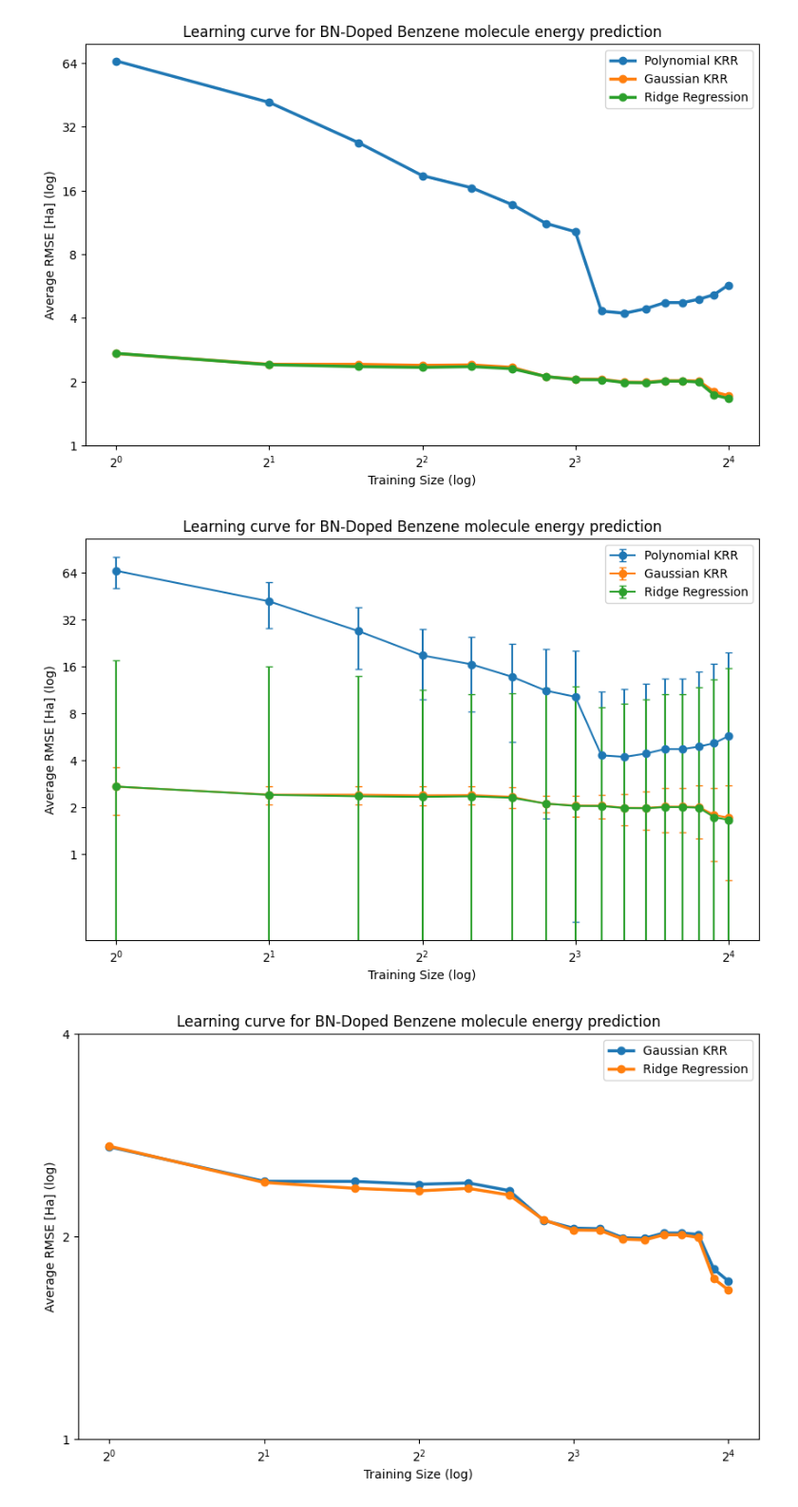
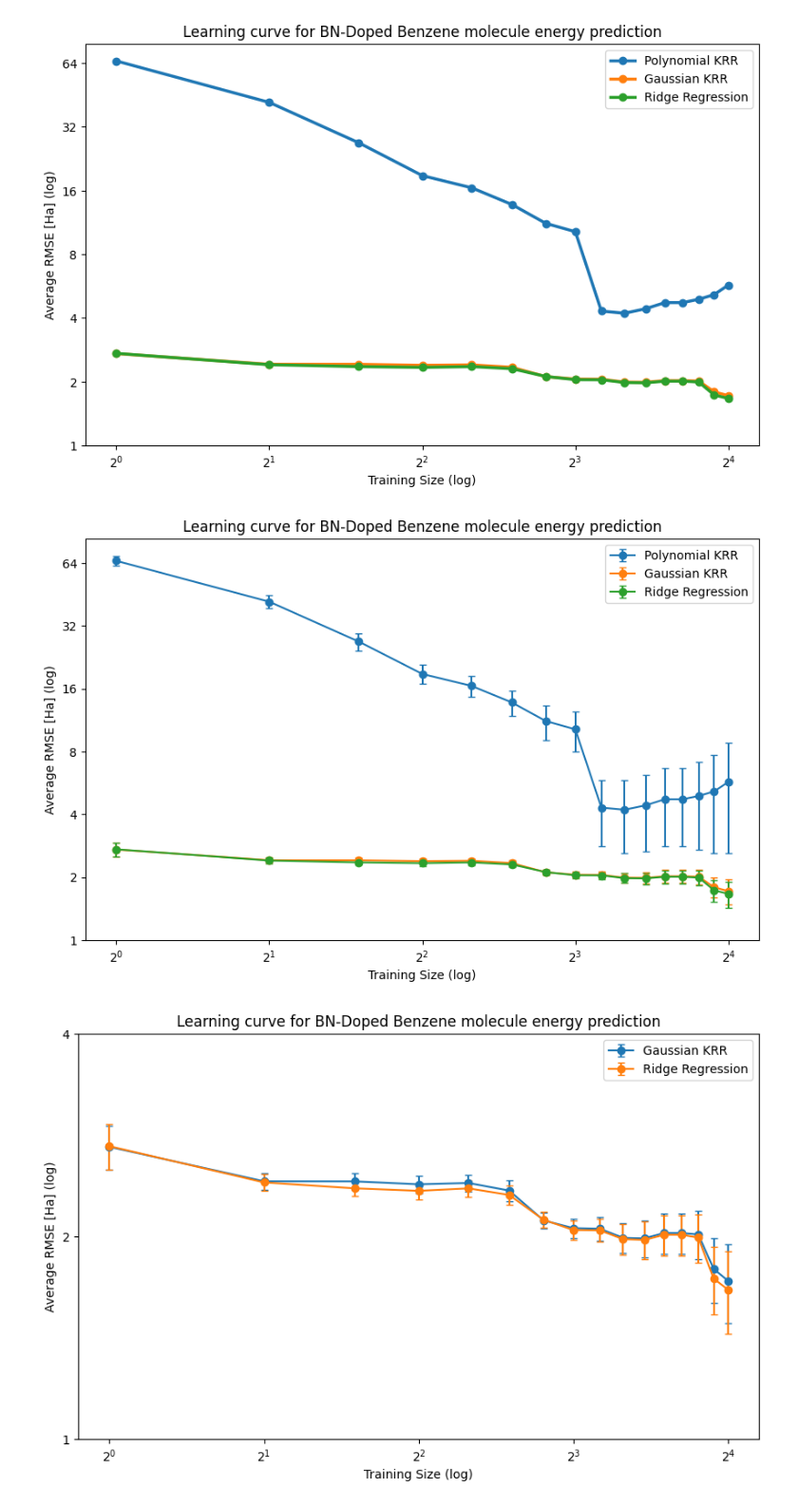
Before and after one commit to GabrielWu2004/Alchemical_Normal_Modes, a Jupyter notebook: ML_with_ANM/ML_code/ML_Benzene.ipynb, the cells around one changed output. Shown at 95% size. Drawn from its saved outputs; the diff is of its cells as text; code cells hidden in the pictures.

Commit message:
update graphs

```diff
--- a/ML_with_ANM/ML_code/ML_Benzene.ipynb
+++ b/ML_with_ANM/ML_code/ML_Benzene.ipynb
@@ -127,8 +127,11 @@ ref_charge_array = np.tile(ref_charge, (17, 1))
 target_charge_array = np.array(benzene_data['Charges'].tolist())
 dx_array = (target_charge_array - ref_charge_array)[:, :6] # only take the dx for C atoms
 
+# NEW LINE: sort the dx array
+# dx_array = np.sort(dx_array, axis=1)
+
 # Compute the c array, which represents the ANM coordinates
-c_array = (Q @ dx_array.T).T
+c_array = (Q_inv @ dx_array.T).T
 
 # Append the data onto the dataframe
 benzene_data['dx'] = dx_array.tolist()
@@ -808,7 +811,7 @@ for num_training_sample in training_size:
     average_error, std_dev_error = evaluate_performance(poly_KRR_model, X, y, num_training_sample, num_trials)
     model_performance_poly_KRR.at[index, 'training size'] = num_training_sample
     model_performance_poly_KRR.at[index, 'average RMSE'] = average_error
-    model_performance_poly_KRR.at[index, 'standard deviation'] = std_dev_error
+    model_performance_poly_KRR.at[index, 'standard deviation'] = std_dev_error/np.sqrt(num_trials)
 
 display(model_performance_poly_KRR)
 # %% [output]
@@ -846,7 +849,7 @@ for num_training_sample in training_size:
     average_error, std_dev_error = evaluate_performance(gaussian_KRR_model, X, y, num_training_sample, num_trials)
     model_performance_gaussian_KRR.at[index, 'training size'] = num_training_sample
     model_performance_gaussian_KRR.at[index, 'average RMSE'] = average_error
-    model_performance_gaussian_KRR.at[index, 'standard deviation'] = std_dev_error
+    model_performance_gaussian_KRR.at[index, 'standard deviation'] = std_dev_error/np.sqrt(num_trials)
 
 display(model_performance_gaussian_KRR)
 # %% [output]
@@ -885,7 +888,7 @@ for num_training_sample in training_size:
     average_error, std_dev_error = evaluate_performance(ridge_model, X, y, num_training_sample, num_trials)
     model_performance_ridge_regression.at[index, 'training size'] = num_training_sample
     model_performance_ridge_regression.at[index, 'average RMSE'] = average_error
-    model_performance_ridge_regression.at[index, 'standard deviation'] = std_dev_error
+    model_performance_ridge_regression.at[index, 'standard deviation'] = std_dev_error/np.sqrt(num_trials)
 
 display(model_performance_ridge_regression)
 # %% [output]
@@ -990,7 +994,6 @@ plt.errorbar(x, y1, label='Polynomial KRR', yerr=y1_error, marker='o', linestyle
 plt.errorbar(x, y2, label='Gaussian KRR', yerr=y2_error, marker='o', linestyle='-', capsize=3)
 plt.errorbar(x, y3, label='Ridge Regression', yerr=y3_error, marker='o', linestyle='-', capsize=3)
 
-
 # Customize the plot
 plt.title('Learning curve for BN-Doped Benzene molecule energy prediction')
 plt.xlabel('Training Size (log)')
@@ -1001,6 +1004,7 @@ plt.legend()
 plt.xscale('log', base=2)
 plt.yscale('log', base=2)
 
+# yticks = [2**i for i in range(-4, 7)]
 yticks = [2**i for i in range(0, 7)]
 plt.yticks(yticks, labels = yticks)
 
@@ -1008,35 +1012,37 @@ plt.yticks(yticks, labels = yticks)
 plt.savefig('../Graph/[Benz] learning_curve_16_points_with_err_bar.png', dpi=300)
 plt.show()
 # %% [output]
-[figure, old version]
+[figure, new version]
 # %%
 # Plot a version without polynomial KRR, which performed the worst
 
 plt.figure(figsize=(10, 6))
 
 x = model_performance_poly_KRR['training size']
 y1 = model_performance_poly_KRR['average RMSE']
 y2 = model_performance_gaussian_KRR['average RMSE']
 y3 = model_performance_ridge_regression['average RMSE']
+y2_error = model_performance_gaussian_KRR['standard deviation']
+y3_error = model_performance_ridge_regression['standard deviation']
 
-plt.plot(x, y2, label='Gaussian KRR', marker='o', linestyle='-', linewidth=2.5)
-plt.plot(x, y3, label='Ridge Regression', marker='o', linestyle='-', linewidth=2.5)
+plt.errorbar(x, y2, label='Gaussian KRR', yerr=y2_error, marker='o', linestyle='-', capsize=3)
+plt.errorbar(x, y3, label='Ridge Regression', yerr=y3_error, marker='o', linestyle='-', capsize=3)
 
 # Customize the plot
 plt.title('Learning curve for BN-Doped Benzene molecule energy prediction')
 plt.xlabel('Training Size (log)')
 plt.ylabel('Average RMSE [Ha] (log)')
 plt.legend()
 
 # Create log scale
 plt.xscale('log', base=2)
 plt.yscale('log', base=2)
 
 yticks = [2**i for i in range(0, 3)]
 plt.yticks(yticks, labels = yticks)
 
 # Display the plot
 plt.savefig('../Graph/[Benz] learning_curve_without_poly_KRR.png', dpi=300)
 plt.show()
 # %% [output]
-[figure, old version]
+[figure, new version]
```
Also changed, not shown: parts of 11 cells of this notebook, 5 other files.
